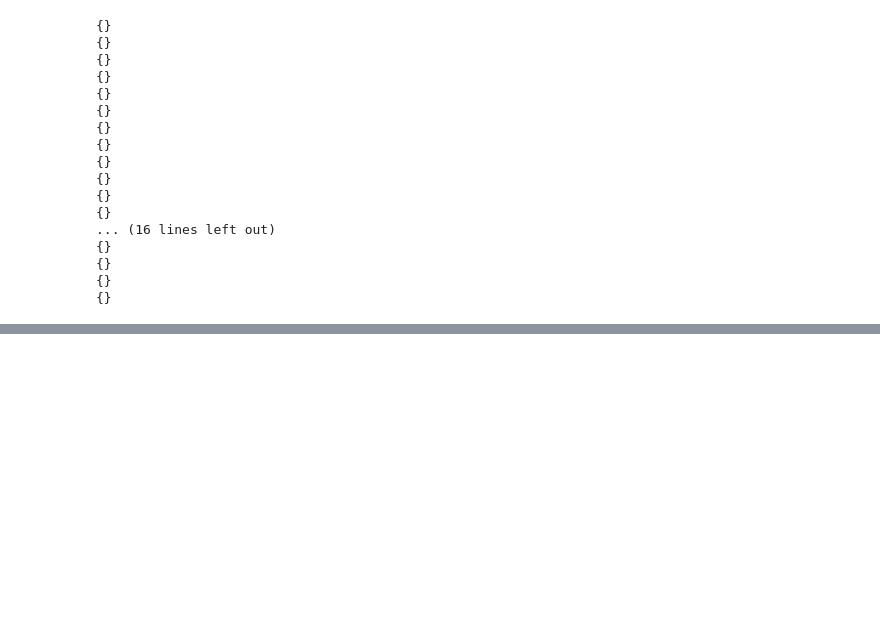
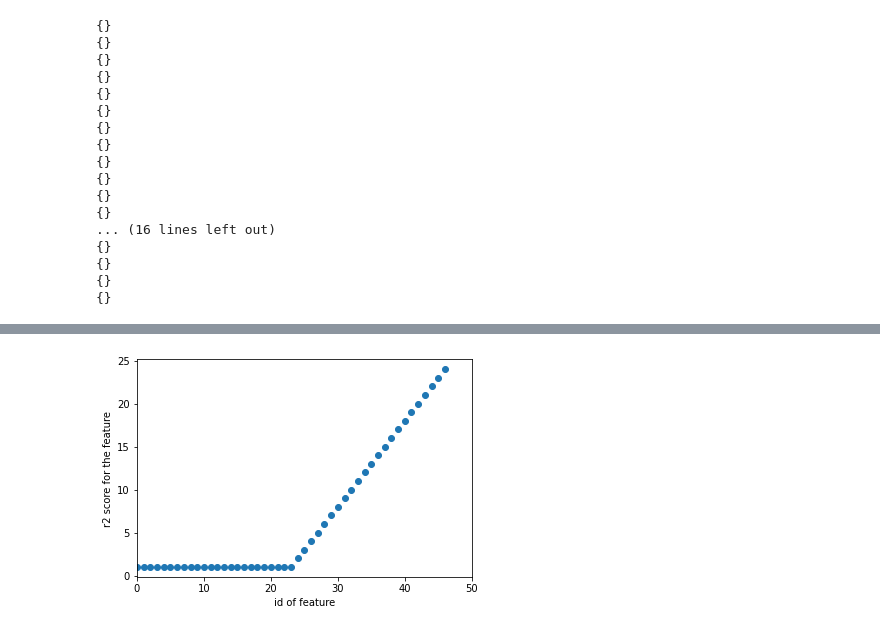
Before and after one commit to sheecegardezi/uncoverml, a Jupyter notebook: notebook/Tmp.ipynb, the cells around one changed output, grey strips where cells are left out. Saved outputs shown, nothing was run; the diff lists cells and outputs as text; code cells hidden in the pictures; blank space fills up the shorter version.

```diff
--- a/notebook/Tmp.ipynb
+++ b/notebook/Tmp.ipynb
@@ -194,0 +243,3 @@ plt.show()
+# %%
+sorted_data_1_itration = {k: v for k, v in sorted(data_1_itration.items(), key=lambda item: item[1])}
+sorted_data_1_itration
@@ -194,0 +285,17 @@ plt.show()
+# %%
+from matplotlib import pyplot as plt
+
+plot_1_data = []
+count = 0
+for exp_no in sorted_data_1_itration.keys():
+        plot_1_data.append((count,sorted_data_1_itration[exp_no]))
+        count = count + 1
+
+plt.scatter(*zip(*plot_1_data))
+plt.gca().invert_xaxis()
+plt.xlim(0,50)
+plt.xlabel("id of feature")
+plt.ylabel("r2 score for the feature")
+plt.show()
+# %% [output]
+[figure, added]
```
Also changed, not shown: parts of 9 cells of this notebook, 4 other files.
